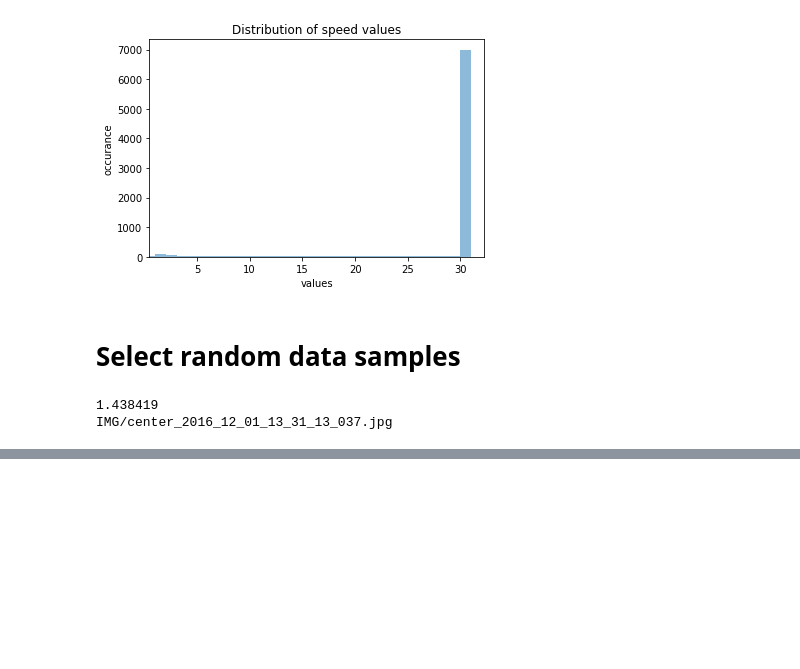
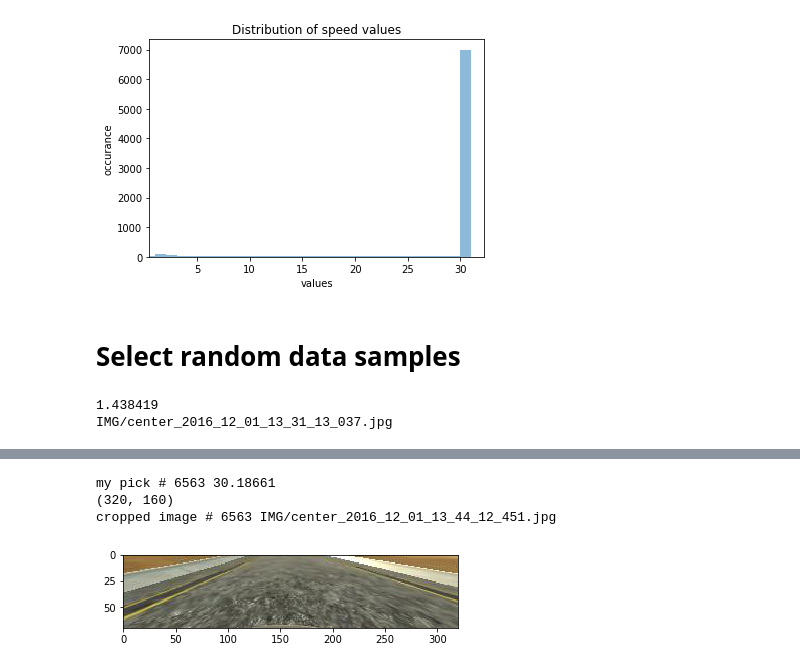
Before and after one commit to UkiDLucas/CarND-behavioral_cloning, a Jupyter notebook: preprocessing.ipynb, the cells around one changed output, grey strips where cells are left out. Cells and saved outputs as stored; diff of their text form; code cells hidden in the pictures; blank space fills up the shorter version.

Commit message:
preprocessing done

```diff
--- a/preprocessing.ipynb
+++ b/preprocessing.ipynb
@@ -284,27 +303,33 @@ def mask_vertices(image):
 # %%
-def preprocessing_pipline(image_index):
+def preprocessing_pipline(image_index, should_plot=False):
     image_crop = array(crop_image(image_index))
     # convert output to numpy array
+    if should_plot:
+        plt.imshow(image_crop)
+        plt.show()
 
     image_mask = region_of_interest(
         image_crop,
         mask_vertices(image_crop))
-    plt.imshow(image_mask, cmap='gray')
-    plt.show()
+    if should_plot:
+        plt.imshow(image_mask, cmap='gray')
+        plt.show()
 
     image_gray = grayscale(image_mask)
-    plt.imshow(image_gray, cmap='gray')
-    plt.show()
+
+    if should_plot:
+        plt.imshow(image_gray, cmap='gray')
+        plt.show()
 
     image_gaussian = gaussian_blur(image_gray, kernel_size=5)
-    #plt.imshow(image_gaussian, cmap='gray')
-    #plt.show()
+    if should_plot:
+        plt.imshow(image_gaussian, cmap='gray')
+        plt.show()
 
     image_canny = canny(image_gaussian, low_threshold=100, high_threshold=190)
-    plt.imshow(image_canny, cmap='gray')
-    plt.show()
+    if should_plot:
+        plt.imshow(image_canny, cmap='gray')
+        plt.show()
 
-from numpy import array
-import random
-image_index = random.randrange( len(speed_values))
-preprocessing_pipline(image_index)
+    image_resized = resize_image(image_canny, new_height=28)
+    return image_resized
@@ -320,0 +336,10 @@ cropped image # 4661 IMG/center_2016_12_01_13_40_59_586.jpg
+# %%
+from numpy import array
+import random
+image_index = random.randrange( len(speed_values))
+image = preprocessing_pipline(image_index, should_plot=False)
+# %% [output]
+my pick # 6563 30.18661
+(320, 160)
+cropped image # 6563 IMG/center_2016_12_01_13_44_12_451.jpg
+[figure, added]
```
Also changed, not shown: parts of 3 cells of this notebook.
